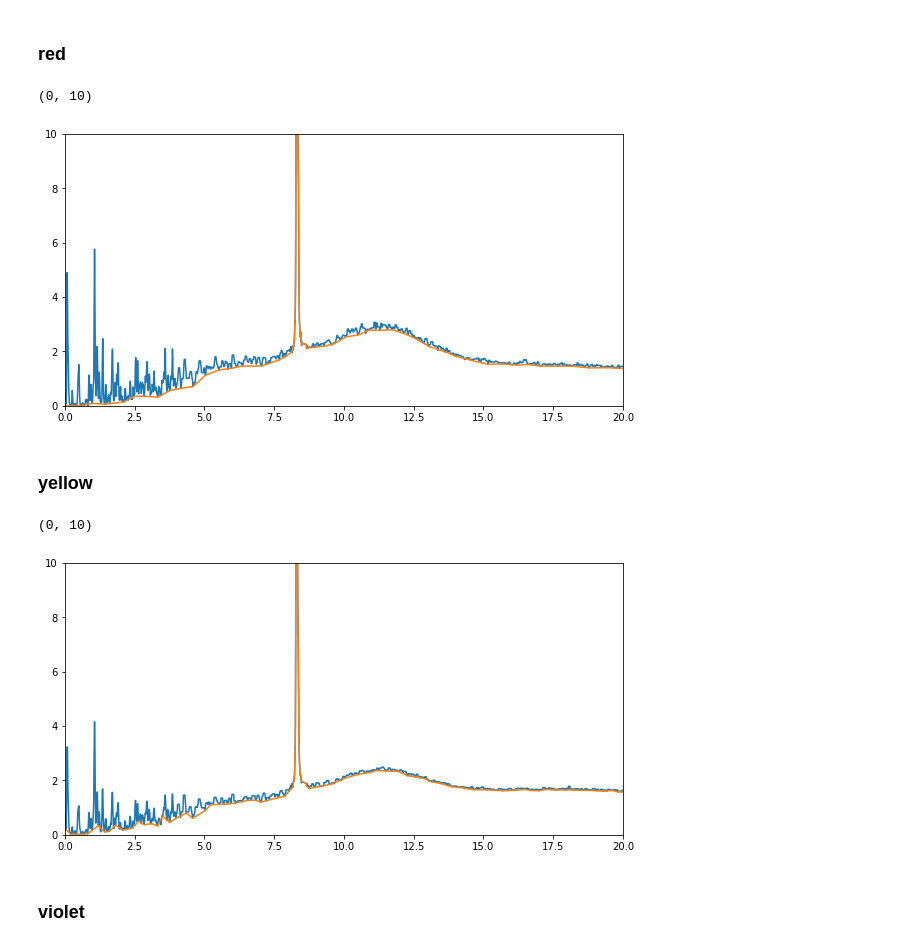
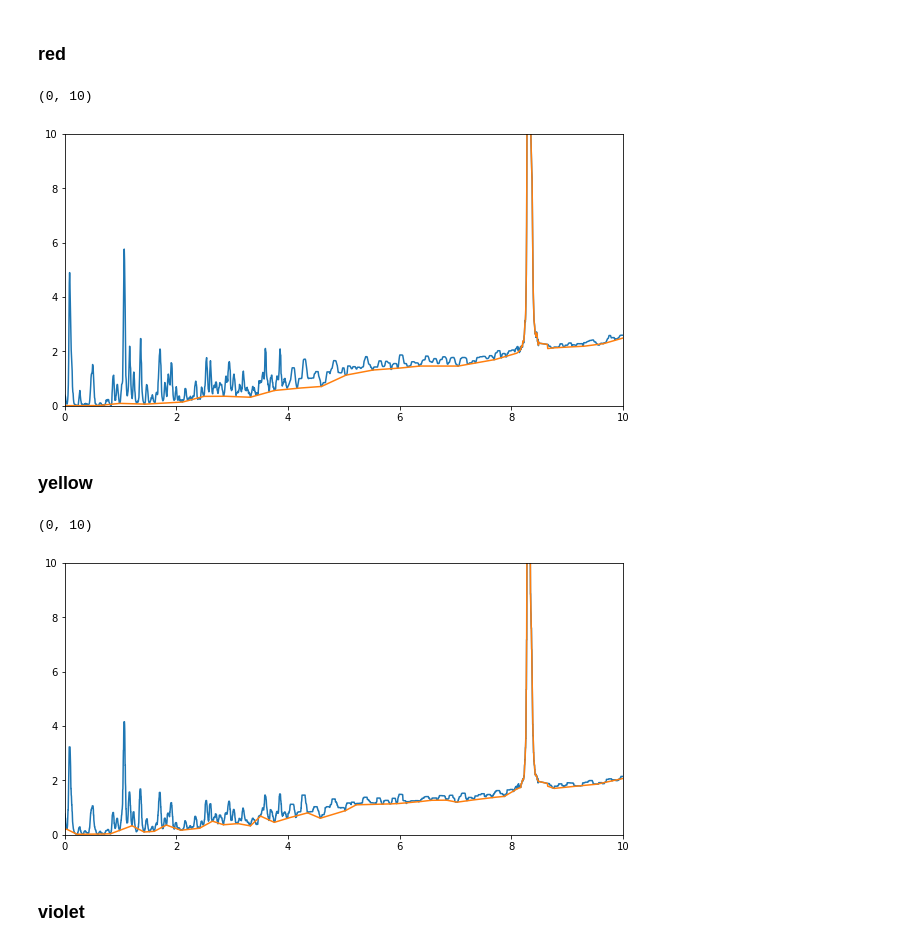
Before and after one commit to Almaz93/neutrino, a Jupyter notebook: double_beta_decay/Almaz's work/calculation/decomposition-Copy3.ipynb, the cells around one changed output. Drawn from its saved outputs; the diff is of its cells as text; code cells hidden in the pictures.

```diff
--- a/double_beta_decay/Almaz's work/calculation/decomposition-Copy3.ipynb
+++ b/double_beta_decay/Almaz's work/calculation/decomposition-Copy3.ipynb
@@ -117,21 +117,21 @@ def prepare_data(x_data_out, dataframe0_4, dataframeIAS, dataframe4_28, noIAS=Fa
 # %%
 red_0_4 = pd.read_csv('../B(GT) peaks processing/recognition/red data/0_4_red.csv',
                       sep='\t', decimal=',')
 redIAS = pd.read_csv('../B(GT) peaks processing/recognition/red data/IAS_red.csv',
                       sep='\t', decimal=',')
 red_4_28 = pd.read_csv('../B(GT) peaks processing/recognition/red data/4_28_red.csv',
                       sep='\t', decimal=',')
 
 red_full, red_smothed = prepare_data(data_to_fit_x, red_0_4, redIAS, red_4_28)
 
 plt.figure(figsize=(10,5))
 plt.plot(red_full['x'].values, red_full['y'].values)
 plt.plot(data_to_fit_x, red_smothed)
-plt.xlim(0,20)
+plt.xlim(0,10)
 plt.ylim(0,10)
 # %% [output]
 (0, 10)
-[figure, old version]
+[figure, new version]
 # %% [markdown]
 ### yellow
 # %%
@@ -147,11 +147,11 @@ yellow_full, yellow_smothed = prepare_data(data_to_fit_x, yellow_0_4, yellowIAS,
 plt.figure(figsize=(10,5))
 plt.plot(yellow_full['x'].values, yellow_full['y'].values)
 plt.plot(data_to_fit_x, yellow_smothed)
-plt.xlim(0,20)
+plt.xlim(0,10)
 plt.ylim(0,10)
 # %% [output]
 (0, 10)
-[figure, old version]
+[figure, new version]
 # %% [markdown]
 ### violet
 # %%
```
Also changed, not shown: parts of 26 cells of this notebook, 2 other files.
